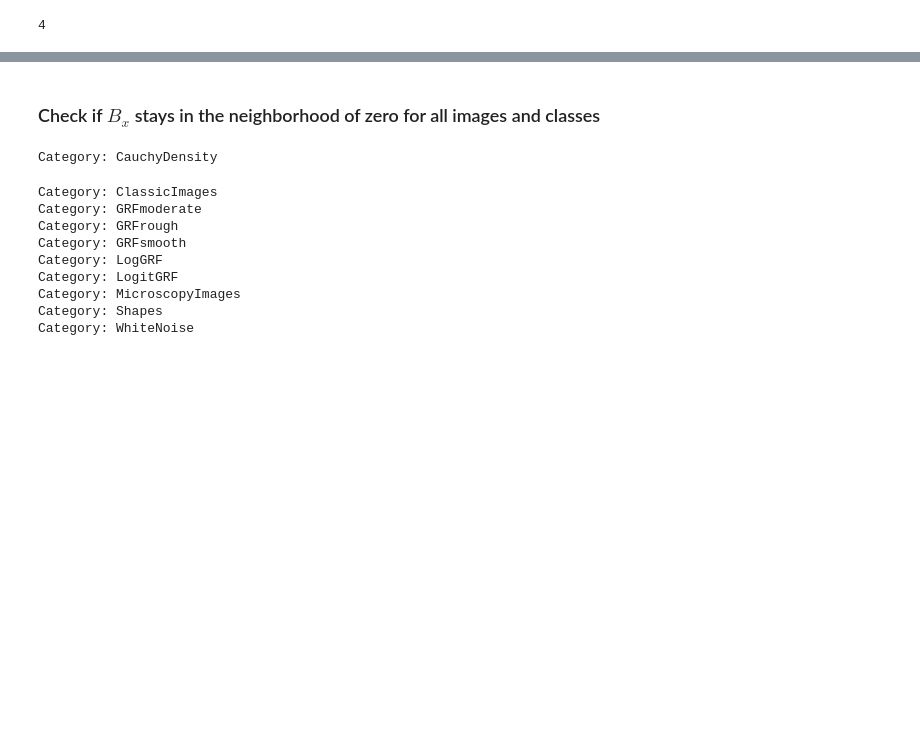
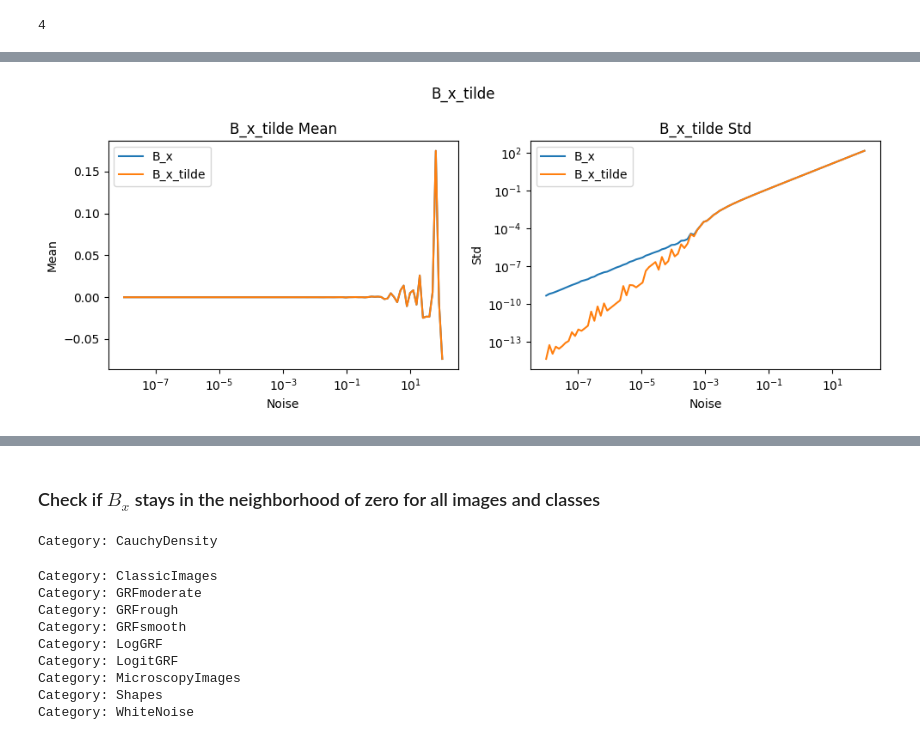
Before and after one commit to warik21/Thesis, a Jupyter notebook: Playground.ipynb, the cells around one changed output, grey strips where cells are left out. Cells and saved outputs as stored; diff of their text form; code cells hidden in the pictures; blank space fills up the shorter version.

```diff
--- a/Playground.ipynb
+++ b/Playground.ipynb
@@ -517,0 +509,26 @@ plt.show()
+# %%
+# Plot B_mean and B_std as a function of noise
+fig, axs = plt.subplots(1, 2, figsize=(10, 4))
+fig.suptitle('B_x_tilde')
+axs[0].plot(B_x_distribution['Noise'], B_x_distribution['B_Mean'])
+axs[0].plot(B_x_distribution['Noise'], B_x_distribution['B_tilde_Mean'])
+axs[0].set_title('B_x_tilde Mean')
+axs[0].set_xscale('log')
+# axs[0].set_yscale('log')
+axs[0].set_xlabel('Noise')
+axs[0].set_ylabel('Mean')
+axs[0].legend(['B_x', 'B_x_tilde'])
+
+axs[1].plot(B_x_distribution['Noise'], B_x_distribution['B_Std'])
+axs[1].plot(B_x_distribution['Noise'], B_x_distribution['B_tilde_Std'])
+axs[1].set_title('B_x_tilde Std')
+axs[1].set_xscale('log')
+axs[1].set_yscale('log')
+axs[1].set_xlabel('Noise')
+axs[1].set_ylabel('Std')
+axs[1].legend(['B_x', 'B_x_tilde'])
+
+plt.tight_layout()
+plt.show()
+# %% [output]
+[figure, added]
```
Also changed, not shown: parts of 29 cells of this notebook, 5 other files.
